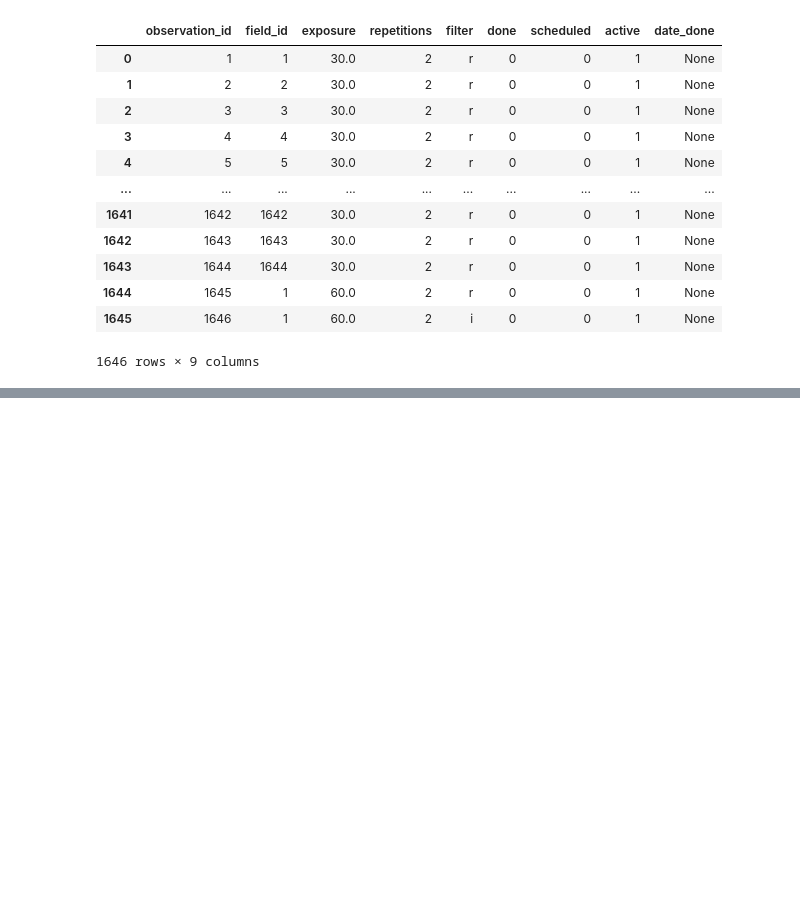
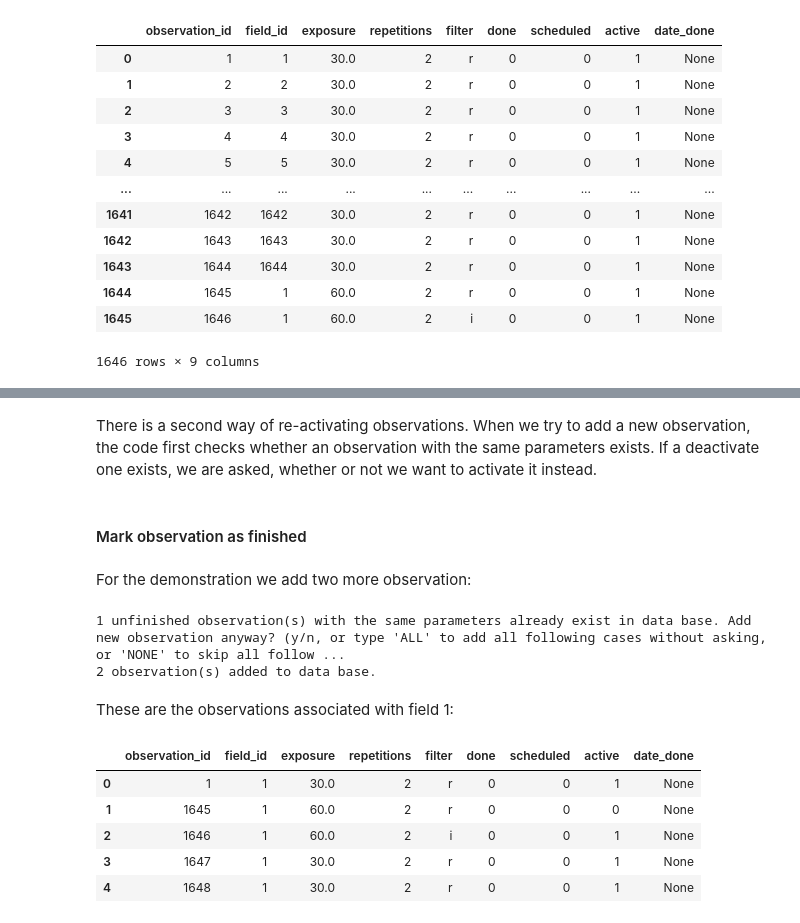
Before and after one commit to skiehl/pasiphae-survey-planner, a Jupyter notebook: Doc_DBManagers.ipynb, the cells around one changed output, grey strips where cells are left out. Drawn from its saved outputs; the diff is of its cells as text; code cells hidden in the pictures; blank space fills up the shorter version.

Commit message:
Added ObservationManager().

```diff
--- a/Doc_DBManagers.ipynb
+++ b/Doc_DBManagers.ipynb
@@ -690,0 +728,22 @@ DataFrame(manager.get_observations(field_id=None, active=None))
+# %% [markdown]
+There is a second way of re-activating observations. When we try to add a new observation, the code first checks whether an observation with the same parameters exists. If a deactivate one exists, we are asked, whether or not we want to activate it instead.
+# %% [markdown]
+#### Mark observation as finished
+# %% [markdown]
+For the demonstration we add two more observation:
+# %%
+manager.add_observations(30, 2, 'r', field_id=[1, 1])
+# %% [output]
+1 unfinished observation(s) with the same parameters already exist in data base. Add new observation anyway? (y/n, or type 'ALL' to add all following cases without asking, or 'NONE' to skip all follow ...
+2 observation(s) added to data base.
+# %% [markdown]
+These are the observations associated with field 1:
+# %%
+DataFrame(manager.get_observations(field_id=1, active=None))
+# %% [output]
+|  | observation_id | field_id | exposure | repetitions | filter | done | scheduled | active | date_done |
+| 0 | 1 | 1 | 30.0 | 2 | r | 0 | 0 | 1 | None |
+| 1 | 1645 | 1 | 60.0 | 2 | r | 0 | 0 | 0 | None |
+| 2 | 1646 | 1 | 60.0 | 2 | i | 0 | 0 | 1 | None |
+| 3 | 1647 | 1 | 30.0 | 2 | r | 0 | 0 | 1 | None |
+| 4 | 1648 | 1 | 30.0 | 2 | r | 0 | 0 | 1 | None |
```
Also changed, not shown: parts of 37 cells of this notebook, 1 other file.
